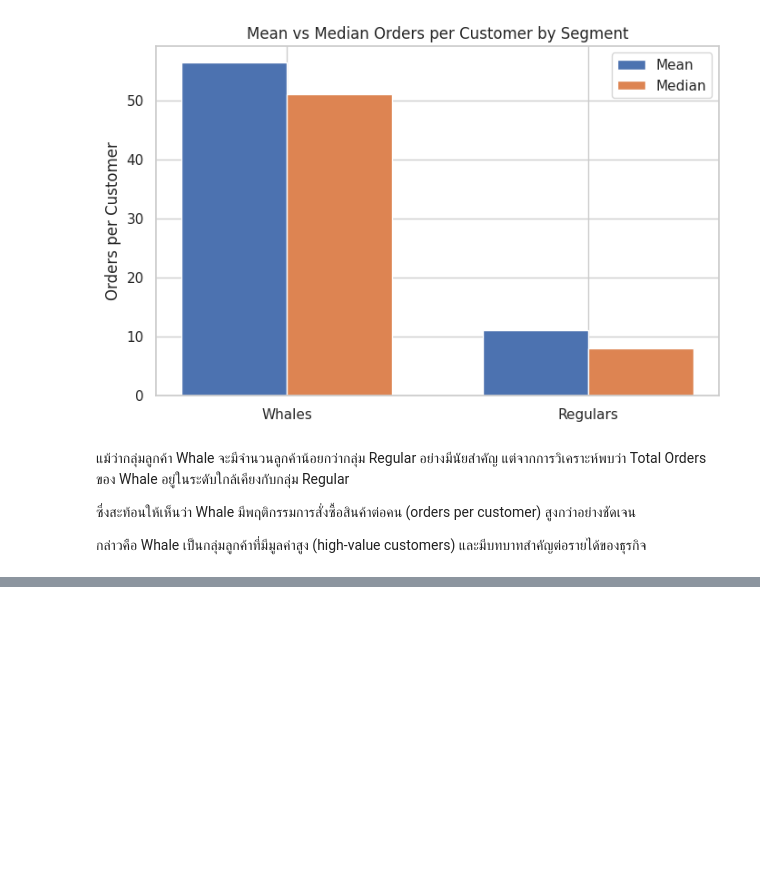
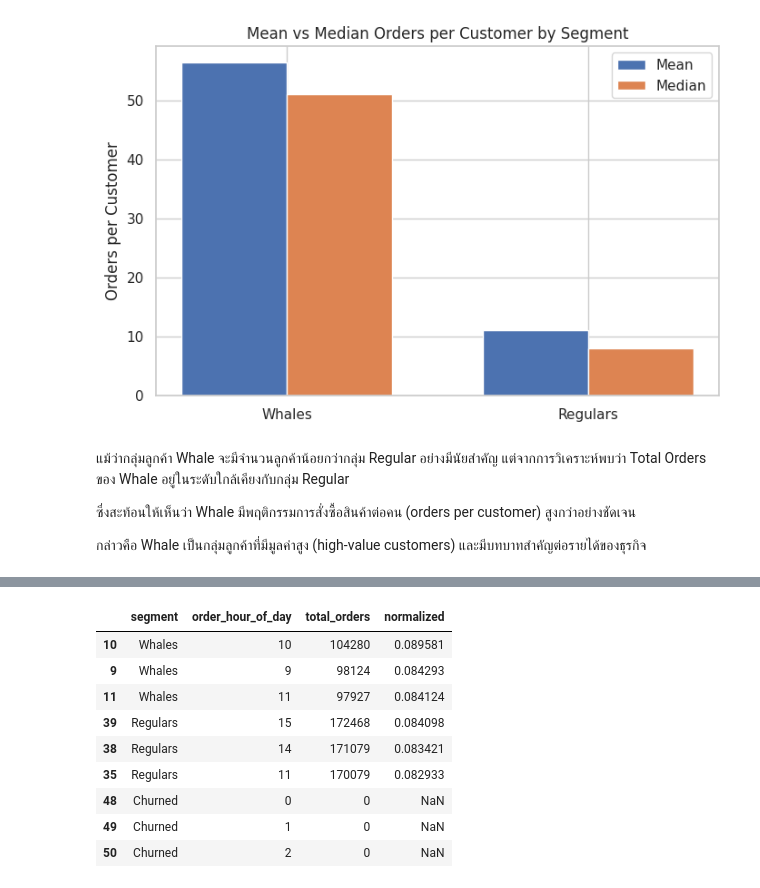
Before and after one commit to ppts2545/Instacart-Market-Basket-Analysis, a Jupyter notebook: notebooks/02_Exploratory_Data_Analysis/02a_customer_kpi_segments.ipynb, the cells around one changed output, grey strips where cells are left out. Drawn from its saved outputs; the diff is of its cells as text; code cells hidden in the pictures; blank space fills up the shorter version.

```diff
--- a/notebooks/02_Exploratory_Data_Analysis/02a_customer_kpi_segments.ipynb
+++ b/notebooks/02_Exploratory_Data_Analysis/02a_customer_kpi_segments.ipynb
@@ -744,0 +796,34 @@ plt.show()
+# %%
+peak_hours = (
+    segment_heatmap
+    .groupby(["segment", "order_hour_of_day"])
+    .agg(total_orders=("order_count", "sum"))
+    .reset_index()
+)
+
+# normalize ต่อ segment
+peak_hours["normalized"] = (
+    peak_hours.groupby("segment")["total_orders"]
+    .transform(lambda x: x / x.sum())
+)
+
+# หา top hour
+top_peak = (
+    peak_hours
+    .sort_values(["segment", "normalized"], ascending=[True, False])
+    .groupby("segment")
+    .head(3)
+)
+
+top_peak
+# %% [output]
+|  | segment | order_hour_of_day | total_orders | normalized |
+| 10 | Whales | 10 | 104280 | 0.089581 |
+| 9 | Whales | 9 | 98124 | 0.084293 |
+| 11 | Whales | 11 | 97927 | 0.084124 |
+| 39 | Regulars | 15 | 172468 | 0.084098 |
+| 38 | Regulars | 14 | 171079 | 0.083421 |
+| 35 | Regulars | 11 | 170079 | 0.082933 |
+| 48 | Churned | 0 | 0 | NaN |
+| 49 | Churned | 1 | 0 | NaN |
+| 50 | Churned | 2 | 0 | NaN |
```
Also changed, not shown: parts of 7 cells of this notebook.
